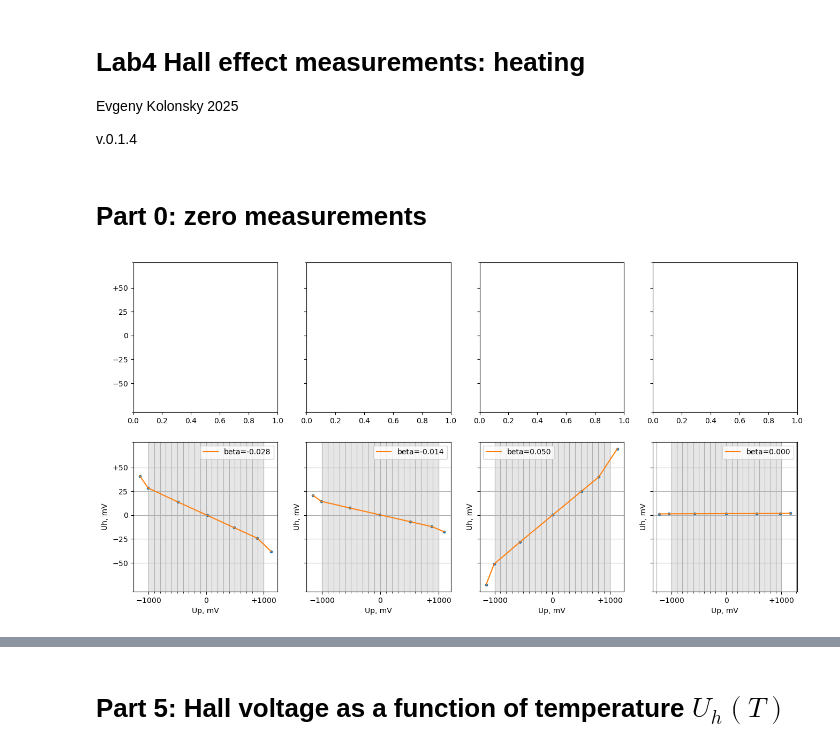
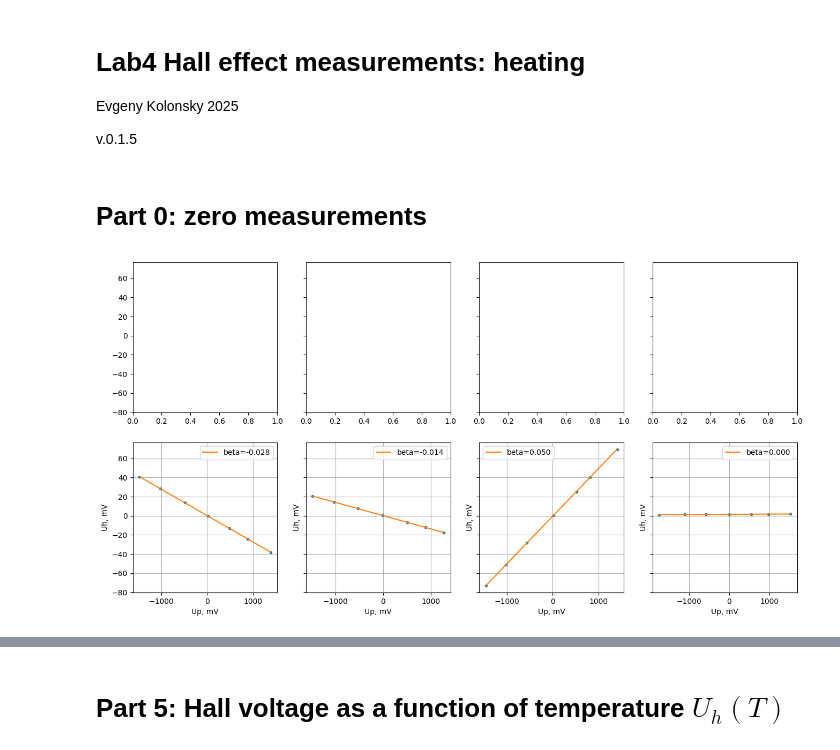
Before and after one commit to evgeny-kolonsky/Lab4, a Jupyter notebook: Hall/hot/Hall_hot.ipynb, the cells around one changed output, grey strips where cells are left out. Cells and saved outputs as stored; diff of their text form; code cells hidden in the pictures.

```diff
--- a/Hall/hot/Hall_hot.ipynb
+++ b/Hall/hot/Hall_hot.ipynb
@@ -6,7 +6,7 @@
 
 Evgeny Kolonsky 2025
 
-v.0.1.4
+v.0.1.5
 # %%
 import numpy as np
 import matplotlib.pyplot as plt
@@ -24,40 +27,26 @@ W = 10e-3 # width, m
 # %%
 URL = 'https://raw.githubusercontent.com/evgeny-kolonsky/Lab4/refs/heads/main/Hall/hot/'
 names = [21, 22, 23, 24]
 
 
 fig, ax = plt.subplots(2, 4, figsize=(16, 8), sharey=True)
 
 for name in names:
   url = URL+f'zero{name}.txt'
   response = requests.get(url).text
   Ip, T, Uh, Up = np.loadtxt(response.splitlines()).T
   fit = linregress(Up, Uh)
   beta, U0 = fit.slope, fit.intercept
 
   first_digit = name % 10
   second_digit = name // 10
   axx = ax[second_digit-1, first_digit-1]
   axx.plot(Up, Uh, '.')
   axx.plot(Up, U0 + beta*Up, label=f'{beta=:.3f}')
 
   axx.set_xlabel('Up, mV')
-  axx.set_xscale('symlog', linthresh=1000, linscale=1)
-  axx.xaxis.get_minor_locator().set_params(subs=[1, 2, 3, 4, 5, 6, 7, 8, 9])
-  axx.xaxis.set_major_locator(ticker.FixedLocator([-1000, 0, 1000]))
-  axx.xaxis.set_major_formatter(ticker.FixedFormatter([r'$-1000$', r'0',  r'$+1000$']))
-  linthresh = axx.xaxis.get_transform().linthresh
-  linscale = axx.xaxis.get_transform().linscale
-  axx.axvspan(-linthresh, linthresh, color='0.9')
-  axx.xaxis.grid(which='minor')  # minor grid on too
-
   axx.set_ylabel('Uh, mV')
-  axx.set_yscale('symlog', linthresh=150, linscale=1)
-  axx.yaxis.get_minor_locator().set_params(subs=[1, 2, 3, 4, 5, 6, 7, 8, 9])
-  axx.yaxis.set_major_locator(ticker.FixedLocator([-50, -25, 0, 25, 50]))
-  axx.yaxis.set_major_formatter(ticker.FixedFormatter([r'$-50$', r'$-25$', r'0',  r'$25$', r'$+50$']))
-  axx.yaxis.grid(which='minor')  # minor grid on too
   axx.legend()
   axx.grid()
 # %% [output]
-[figure, old version]
+[figure, new version]
```
Also changed, not shown: parts of 3 cells of this notebook.
